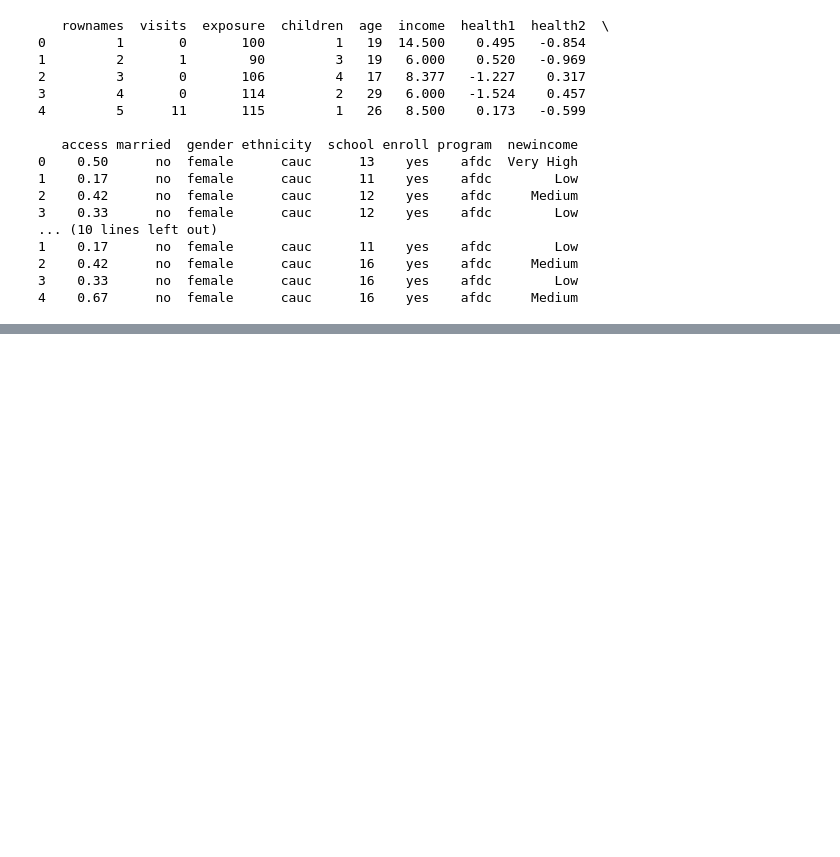
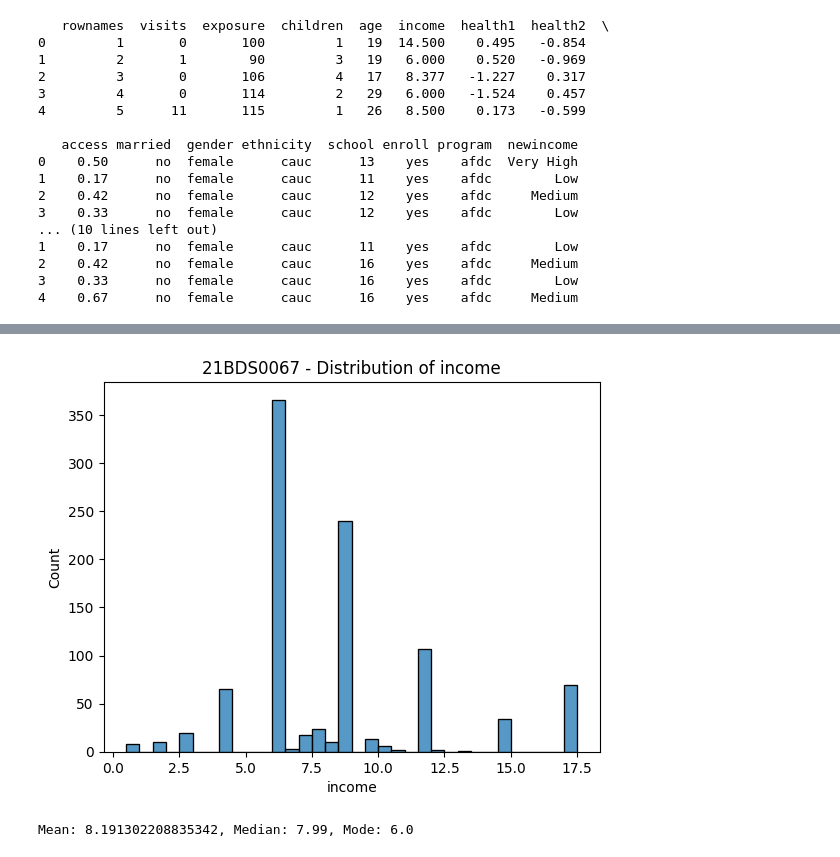
Before and after one commit to JananeeShri27/EDA-THEORY, a Jupyter notebook: Untitled0.ipynb, the cells around one changed output, grey strips where cells are left out. Drawn from its saved outputs; the diff is of its cells as text; code cells hidden in the pictures; blank space fills up the shorter version.

```diff
--- a/Untitled0.ipynb
+++ b/Untitled0.ipynb
@@ -283,0 +315,15 @@ rownames
+# %%
+#  Univariate Analysis-Distribution of a single variable
+sns.histplot(df['income'].dropna())
+plt.title('21BDS0067 - Distribution of income')
+plt.show()
+
+# Summary statistics for the 'income' column
+mean = df['income'].mean()
+median = df['income'].median()
+mode = df['income'].mode()
+
+print(f"Mean: {mean}, Median: {median}, Mode: {mode[0]}")
+# %% [output]
+[figure, added]
+Mean: 8.191302208835342, Median: 7.99, Mode: 6.0
```
Also changed, not shown: parts of 13 cells of this notebook.
